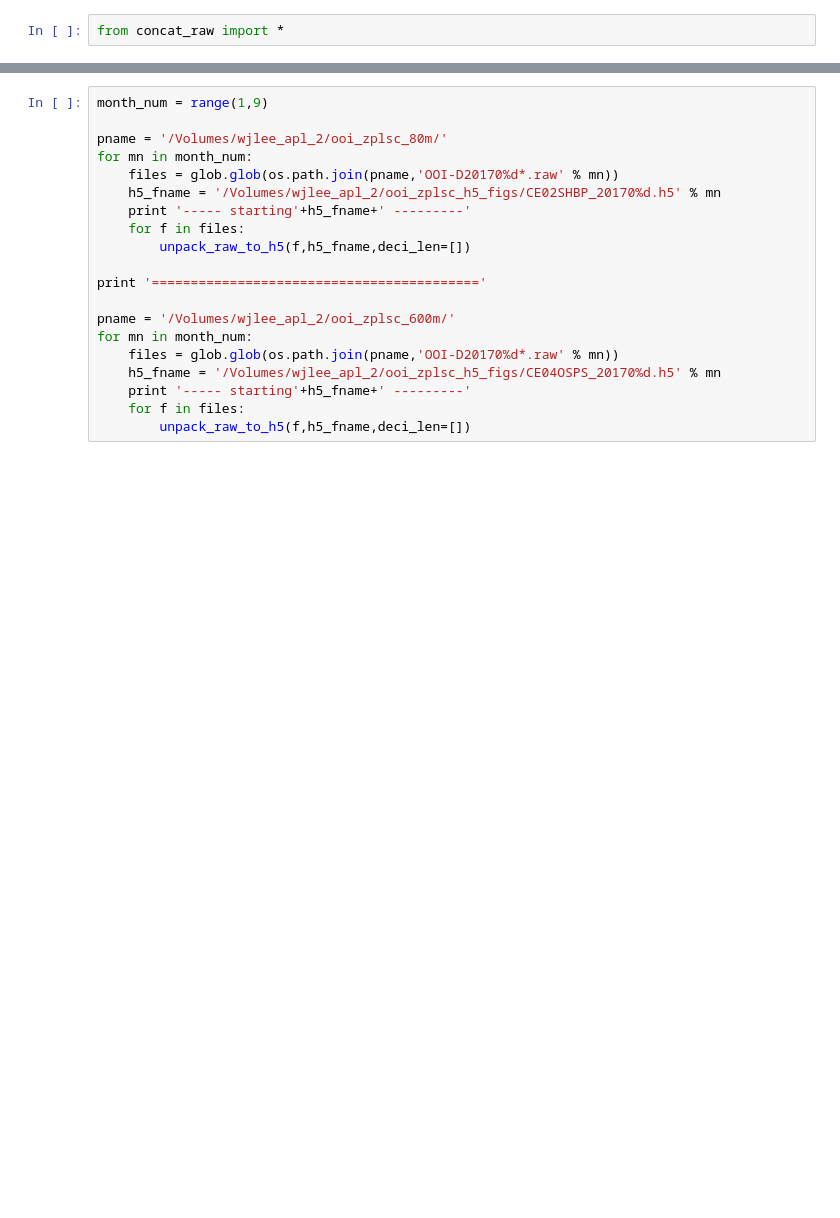
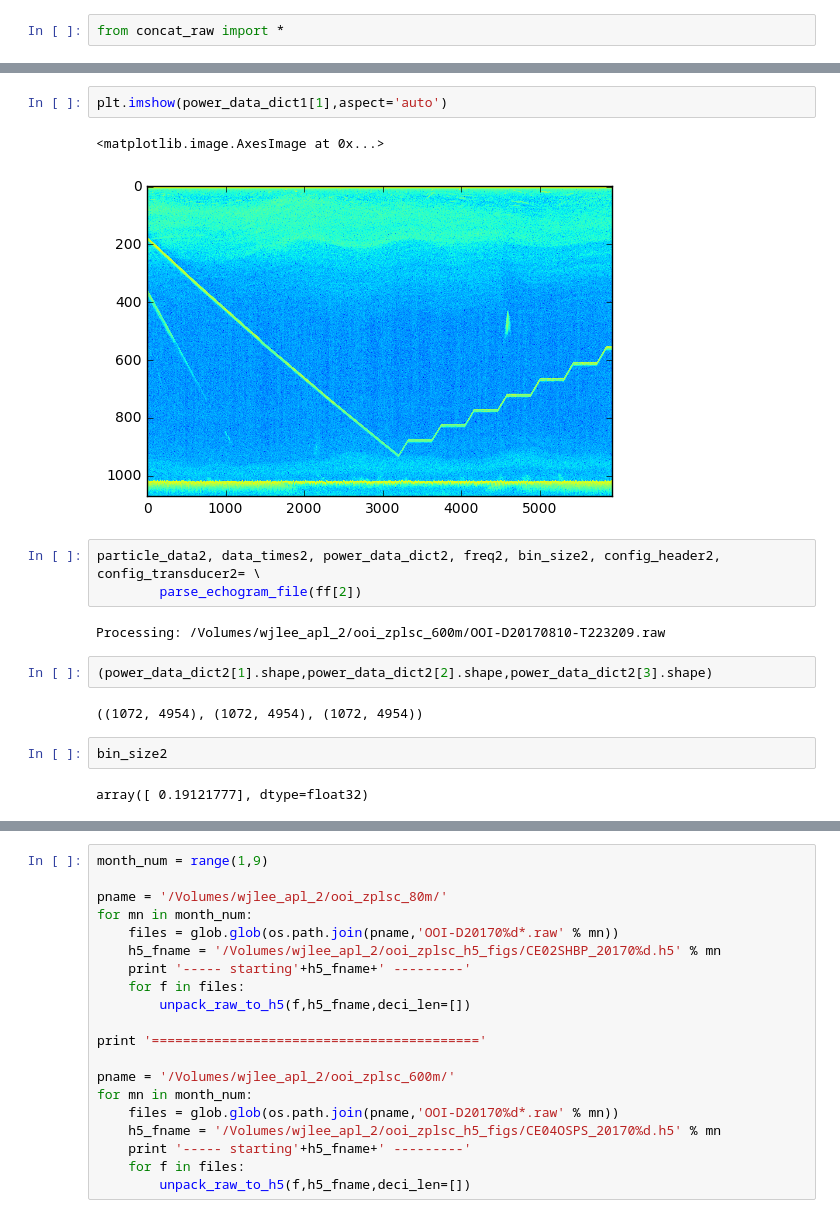
Before and after one commit to valentina-s/ooi_sonar, a Jupyter notebook: Convert raw to h5.ipynb, the cells around one changed output, grey strips where cells are left out. Saved outputs shown, nothing was run; the diff lists cells and outputs as text; blank space fills up the shorter version.

```diff
--- a/Convert raw to h5.ipynb
+++ b/Convert raw to h5.ipynb
@@ -20,0 +58,18 @@ from concat_raw import *
+# %%
+plt.imshow(power_data_dict1[1],aspect='auto')
+# %% [output]
+<matplotlib.image.AxesImage at 0x...>
+[figure, added]
+# %%
+particle_data2, data_times2, power_data_dict2, freq2, bin_size2, config_header2, config_transducer2= \
+        parse_echogram_file(ff[2])
+# %% [output]
+Processing: /Volumes/wjlee_apl_2/ooi_zplsc_600m/OOI-D20170810-T223209.raw
+# %%
+(power_data_dict2[1].shape,power_data_dict2[2].shape,power_data_dict2[3].shape)
+# %% [output]
+((1072, 4954), (1072, 4954), (1072, 4954))
+# %%
+bin_size2
+# %% [output]
+array([ 0.19121777], dtype=float32)
```
Also changed, not shown: parts of 19 cells of this notebook, 2 other files.
